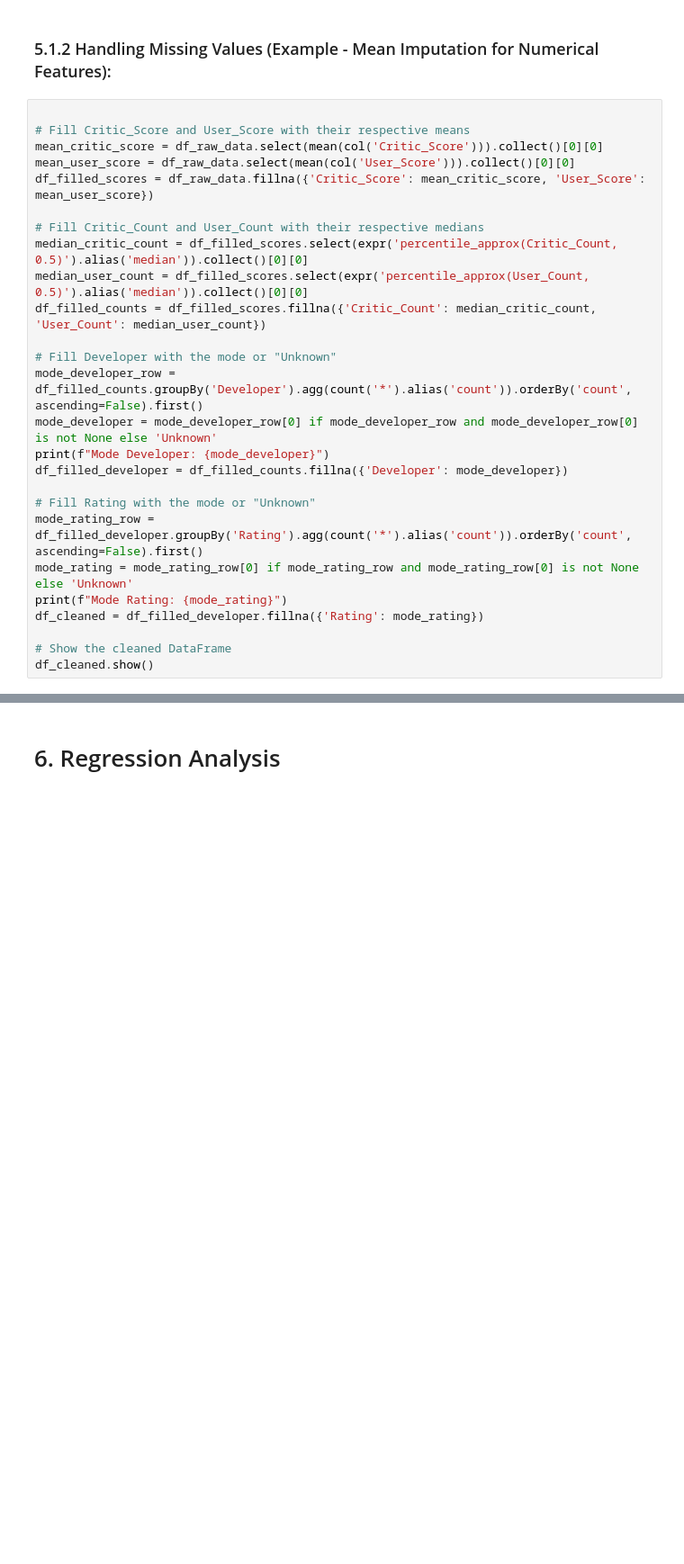
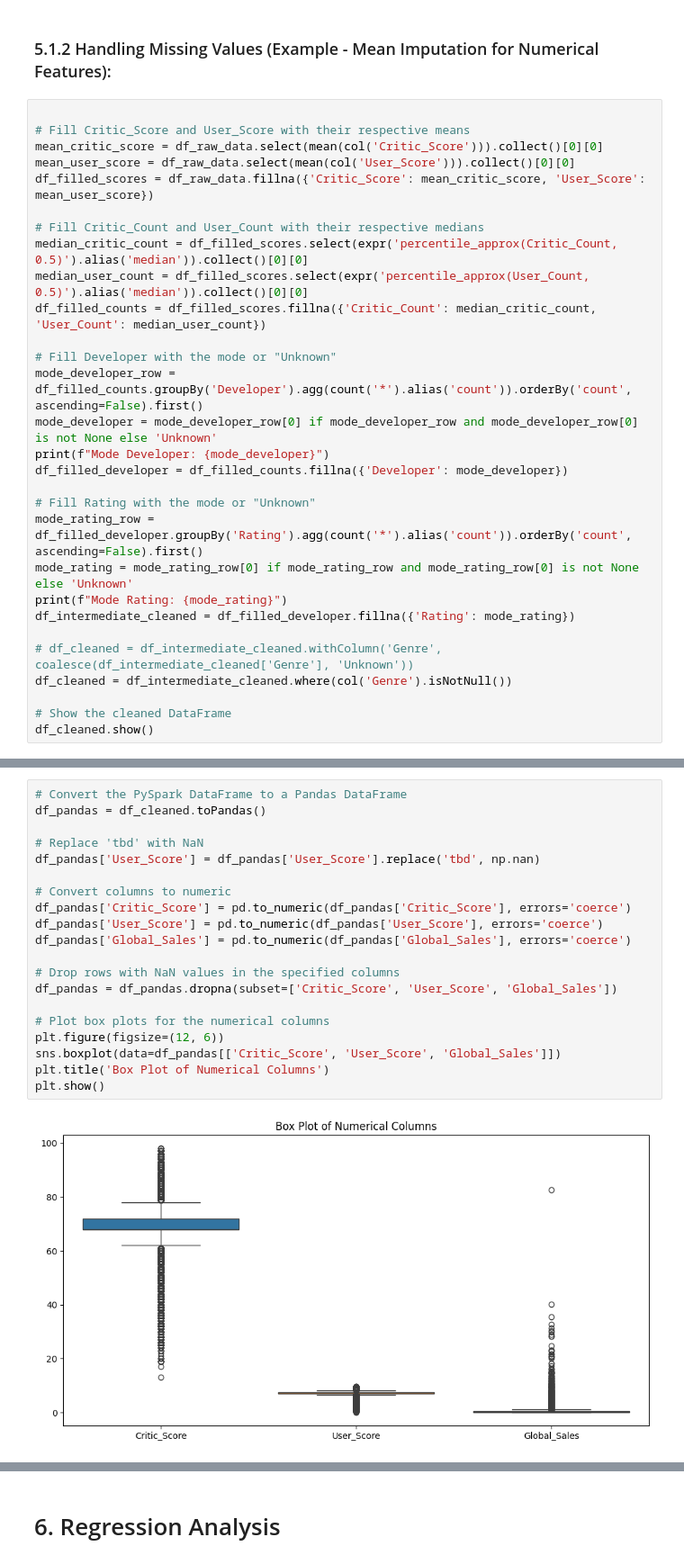
Before and after one commit to rupace10/STW7082CEM_Big_Data_Management_and_Data_Visualisation, a Jupyter notebook: main.ipynb, the cells around one changed output, grey strips where cells are left out. Shown at 90% size. Drawn from its saved outputs; the diff is of its cells as text; blank space fills up the shorter version.

```diff
--- a/main.ipynb
+++ b/main.ipynb
@@ -191,7 +192,10 @@ df_filled_developer = df_filled_counts.fillna({'Developer': mode_developer})
 mode_rating_row = df_filled_developer.groupBy('Rating').agg(count('*').alias('count')).orderBy('count', ascending=False).first()
 mode_rating = mode_rating_row[0] if mode_rating_row and mode_rating_row[0] is not None else 'Unknown'
 print(f"Mode Rating: {mode_rating}")
-df_cleaned = df_filled_developer.fillna({'Rating': mode_rating})
+df_intermediate_cleaned = df_filled_developer.fillna({'Rating': mode_rating})
+
+# df_cleaned = df_intermediate_cleaned.withColumn('Genre', coalesce(df_intermediate_cleaned['Genre'], 'Unknown'))
+df_cleaned = df_intermediate_cleaned.where(col('Genre').isNotNull())
 
 # Show the cleaned DataFrame
 df_cleaned.show()
@@ -244,0 +231,22 @@ root
+# %%
+# Convert the PySpark DataFrame to a Pandas DataFrame
+df_pandas = df_cleaned.toPandas()
+
+# Replace 'tbd' with NaN
+df_pandas['User_Score'] = df_pandas['User_Score'].replace('tbd', np.nan)
+
+# Convert columns to numeric
+df_pandas['Critic_Score'] = pd.to_numeric(df_pandas['Critic_Score'], errors='coerce')
+df_pandas['User_Score'] = pd.to_numeric(df_pandas['User_Score'], errors='coerce')
+df_pandas['Global_Sales'] = pd.to_numeric(df_pandas['Global_Sales'], errors='coerce')
+
+# Drop rows with NaN values in the specified columns
+df_pandas = df_pandas.dropna(subset=['Critic_Score', 'User_Score', 'Global_Sales'])
+
+# Plot box plots for the numerical columns
+plt.figure(figsize=(12, 6))
+sns.boxplot(data=df_pandas[['Critic_Score', 'User_Score', 'Global_Sales']])
+plt.title('Box Plot of Numerical Columns')
+plt.show()
+# %% [output]
+[figure, added]
```
Also changed, not shown: parts of 27 cells of this notebook, 7 other files.
